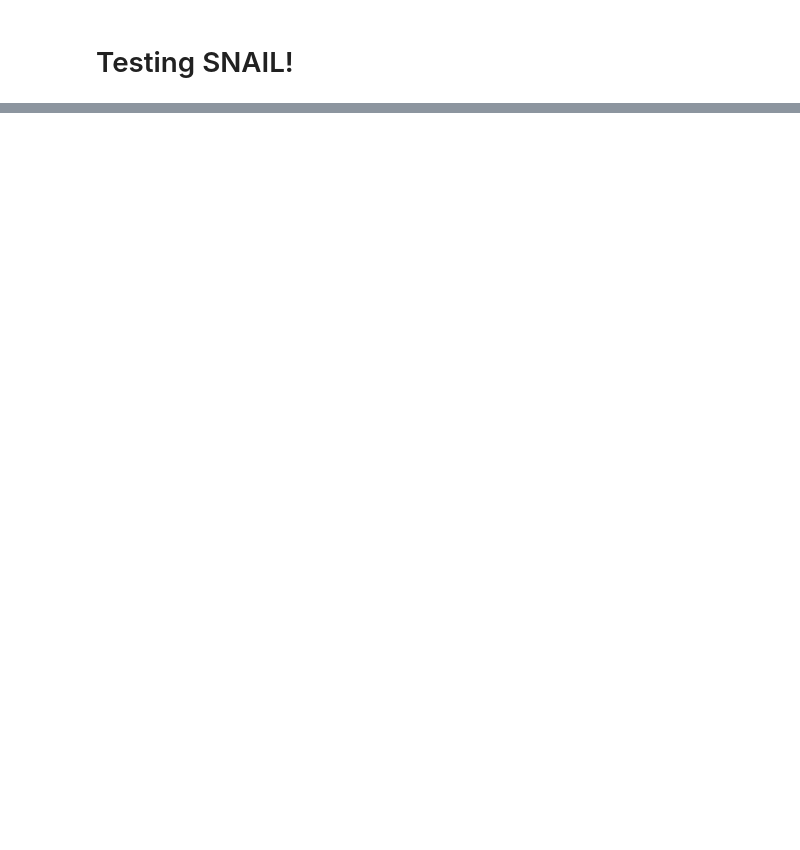
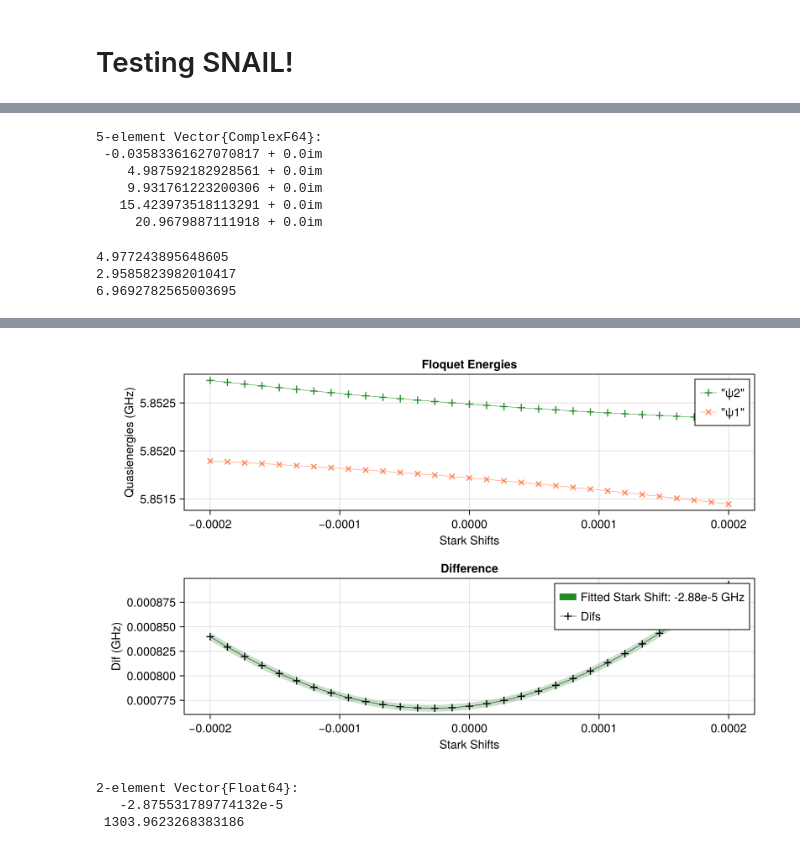
Before and after one commit to Gavin-Rockwood/SuperconductingCavities, a Jupyter notebook: Dev/SNAIL.ipynb, the cells around one changed output, grey strips where cells are left out. Cells and saved outputs as stored; diff of their text form; code cells hidden in the pictures; blank space fills up the shorter version.

Commit message:
added SNAIL and chirp!

```diff
--- a/Dev/SNAIL.ipynb
+++ b/Dev/SNAIL.ipynb
@@ -34,9 +34,9 @@ Base.CoreLogging.SimpleLogger(VSCodeServer.IJuliaCore.IJuliaStdio{Base.PipeEndpo
 # %% [markdown]
 # Testing SNAIL!
 # %%
-Eʲ = 26
-Eᶜ = 0.1
-Eˡ = 1
+Eʲ = 90
+Eᶜ = 0.177
+Eˡ = 64
 α = 0.147
 Φᵉ = 0.35
-snail = SC.Hilbertspaces.Elements.SNAILs.init(Eᶜ, Eʲ, Eˡ, α, Φᵉ, 120, 10, name = "SNAIL");
+snail = SC.Hilbertspaces.Elements.SNAILs.init(Eᶜ, Eʲ, Eˡ, α, Φᵉ, 5, 5, name = "SNAIL");
@@ -45,0 +43,35 @@ snail = SC.Hilbertspaces.Elements.SNAILs.init(Eᶜ, Eʲ, Eˡ, α, Φᵉ, 120, 10
+# %%
+snail.eigsys.values
+# %% [output]
+5-element Vector{ComplexF64}:
+ -0.03583361627070817 + 0.0im
+    4.987592182928561 + 0.0im
+    9.931761223200306 + 0.0im
+   15.423973518113291 + 0.0im
+     20.9679887111918 + 0.0im
+# %%
+Model = SC.Circuits.SNAIL_Resonators.init(Eᶜ, Eʲ, Eˡ, α, Φᵉ, [3, 7], [0.0756, 0.1349], 5, [5,5], Nₛ_full = 5);
+# %%
+println(Model.dressed_energies[(1,0,0)])
+println(Model.dressed_energies[(0,1,0)])
+println(Model.dressed_energies[(0,0,1)])
+# %% [output]
+4.977243895648605
+2.9585823982010417
+6.9692782565003695
+# %%
+state1 = (0,1,0)
+state2 = (0,0,1)
+
+ε = 0.35
+
+ψ1 = Model.dressed_states[state1]
+ψ2 = Model.dressed_states[state2]
+
+ν = Model.dressed_energies[state2]-Model.dressed_energies[state1]
+
+drive_op = Model.n̂ₛ
+starkshift_list = collect(LinRange(-2e-4, 2e-4, 31))
+
+SC.Dynamics.FindStarkShift(Model.hilbertspace, drive_op, ψ1, ψ2, ν, ε, starkshift_list)
+# %% [output]
@@ -45,0 +83,4 @@ snail = SC.Hilbertspaces.Elements.SNAILs.init(Eᶜ, Eʲ, Eˡ, α, Φᵉ, 120, 10
+[figure, added]
+2-element Vector{Float64}:
+   -2.875531789774132e-5
+ 1303.9623268383186
```
Also changed, not shown: parts of 9 cells of this notebook, 13 other files.
